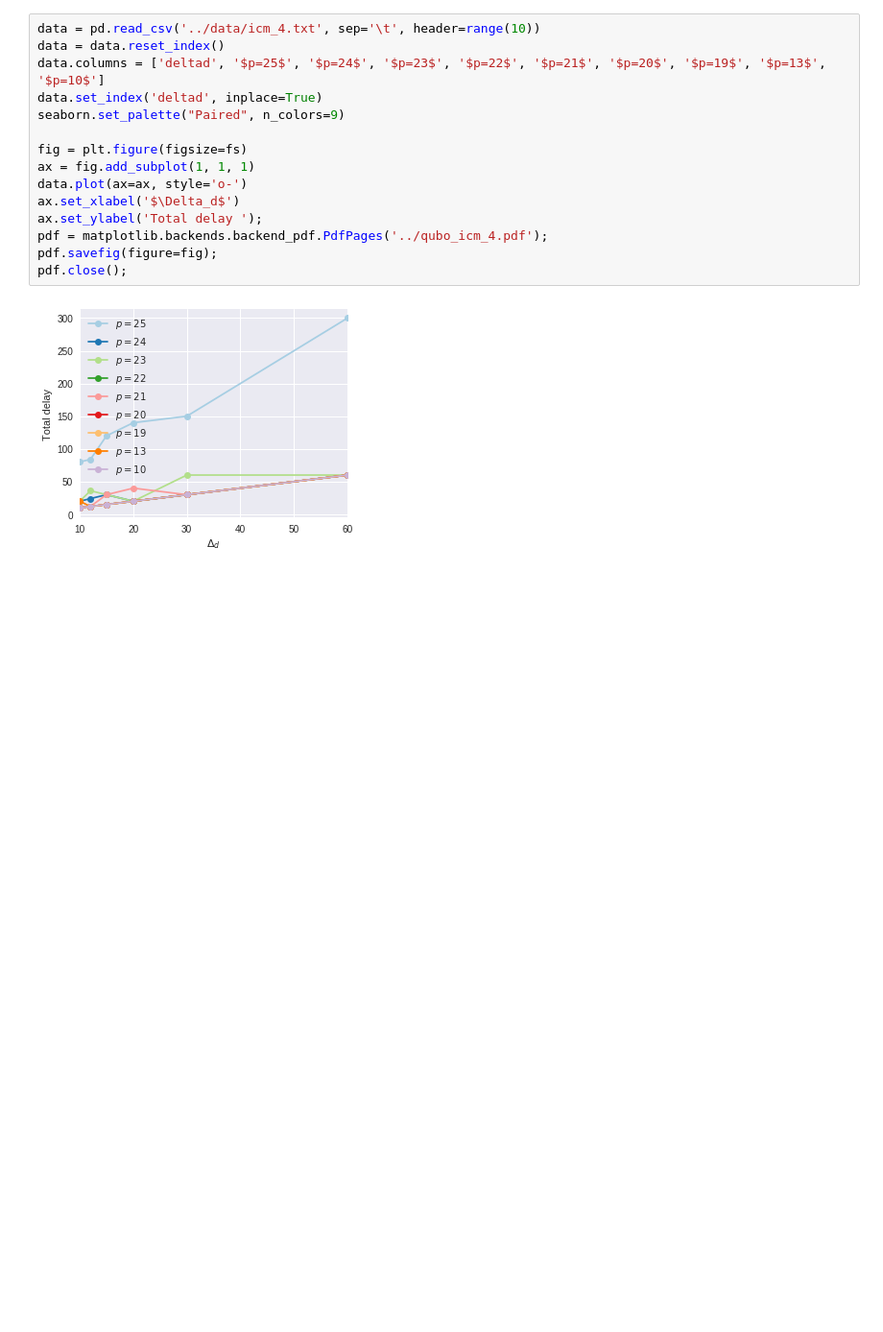
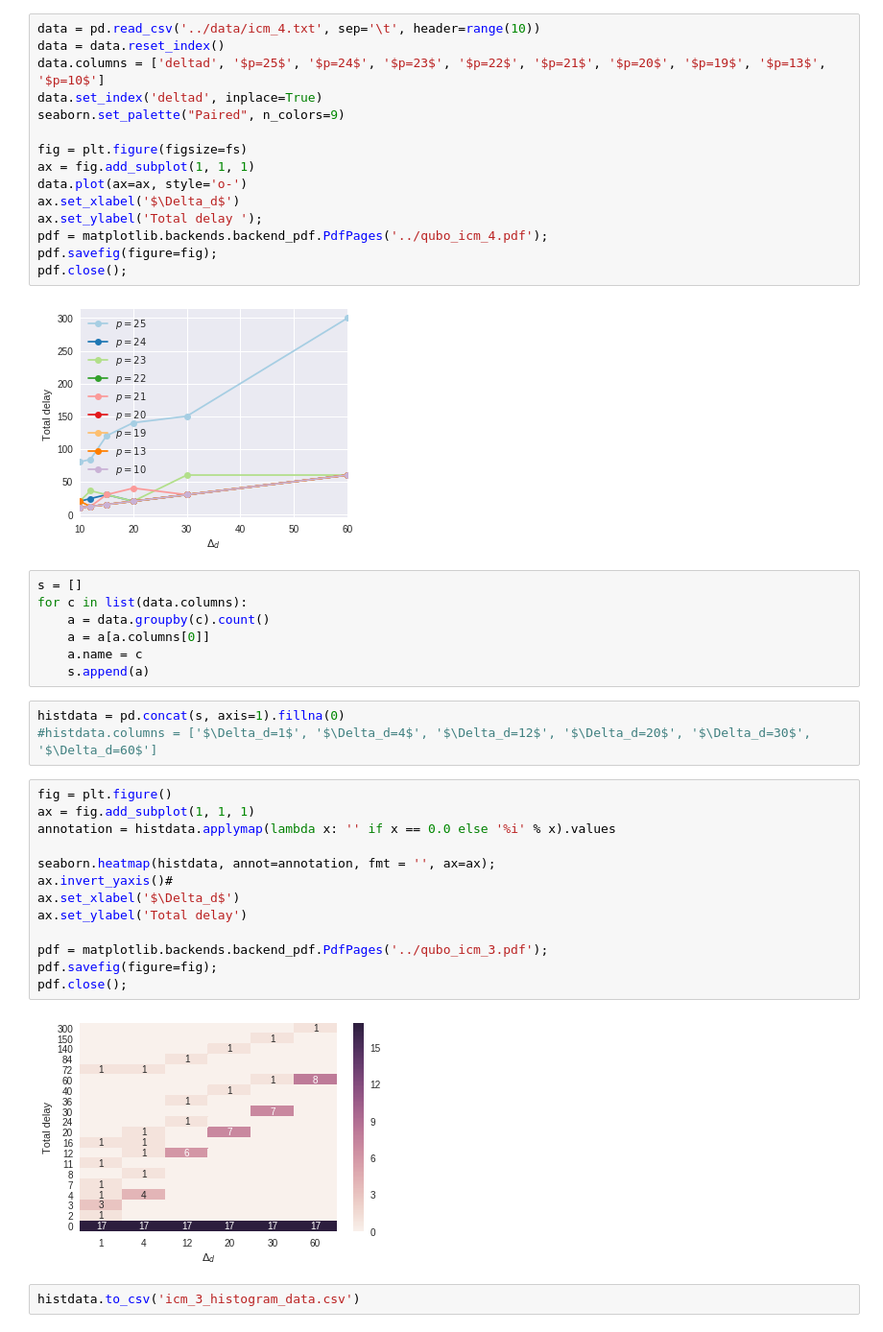
Before and after one commit to ventugithub/QCFATM, a Jupyter notebook: paper/pics/qubo_icm/plotting/GenerateICMPlots.ipynb, the cells around one changed output. Shown at 96% size. Saved outputs shown, nothing was run; the diff lists cells and outputs as text; blank space fills up the shorter version.

```diff
--- a/paper/pics/qubo_icm/plotting/GenerateICMPlots.ipynb
+++ b/paper/pics/qubo_icm/plotting/GenerateICMPlots.ipynb
@@ -61,3 +61,30 @@ pdf.savefig(figure=fig);
 pdf.close();
 # %% [output]
 [figure]
+# %%
+s = []
+for c in list(data.columns):
+    a = data.groupby(c).count()
+    a = a[a.columns[0]]
+    a.name = c
+    s.append(a)
+# %%
+histdata = pd.concat(s, axis=1).fillna(0)
+#histdata.columns = ['$\Delta_d=1$', '$\Delta_d=4$', '$\Delta_d=12$', '$\Delta_d=20$', '$\Delta_d=30$', '$\Delta_d=60$']
+# %%
+fig = plt.figure()
+ax = fig.add_subplot(1, 1, 1)
+annotation = histdata.applymap(lambda x: '' if x == 0.0 else '%i' % x).values
+
+seaborn.heatmap(histdata, annot=annotation, fmt = '', ax=ax);
+ax.invert_yaxis()#
+ax.set_xlabel('$\Delta_d$')
+ax.set_ylabel('Total delay')
+
+pdf = matplotlib.backends.backend_pdf.PdfPages('../qubo_icm_3.pdf');
+pdf.savefig(figure=fig);
+pdf.close();
+# %% [output]
+[figure, added]
+# %%
+histdata.to_csv('icm_3_histogram_data.csv')
```
Also changed, not shown: parts of 1 cell of this notebook, 3 other files.
